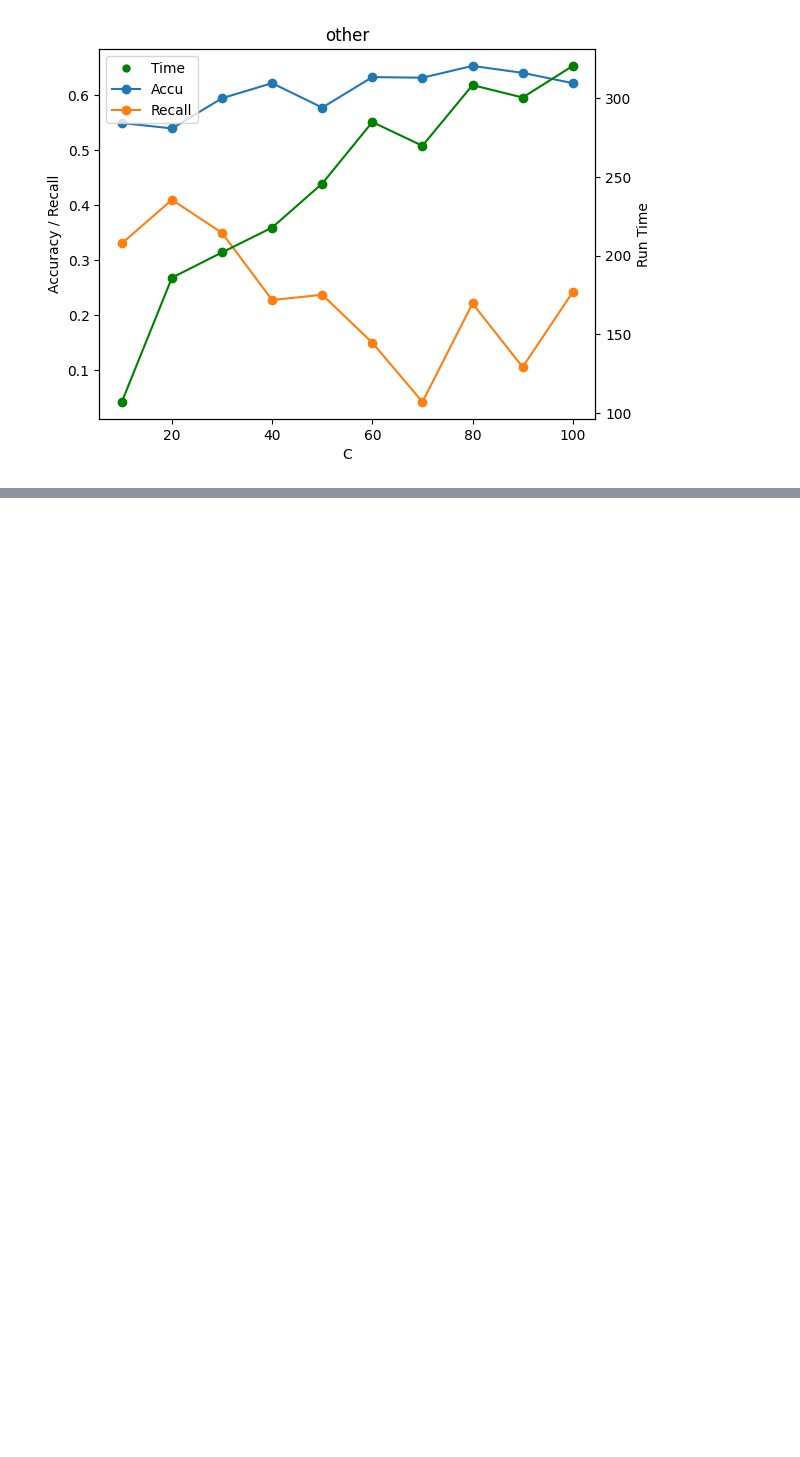
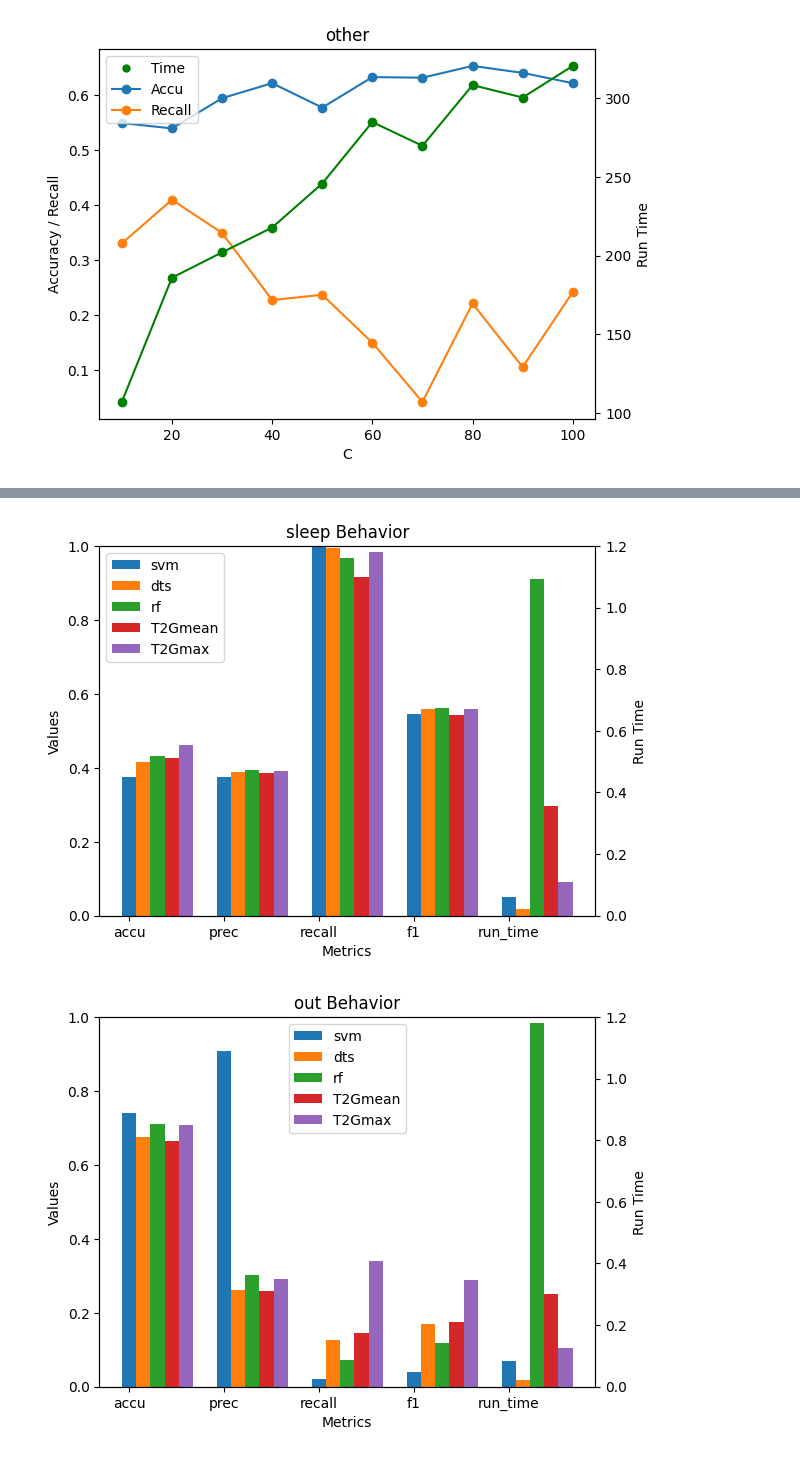
Before and after one commit to roleecorn/Time2Graph, a Jupyter notebook: graph.ipynb, the cells around one changed output, grey strips where cells are left out. Saved outputs shown, nothing was run; the diff lists cells and outputs as text; code cells hidden in the pictures; blank space fills up the shorter version.

```diff
--- a/graph.ipynb
+++ b/graph.ipynb
@@ -72,0 +43,52 @@ for behav in df['behav'].unique():
+# %%
+import pandas as pd
+import matplotlib.pyplot as plt
+import numpy as np
+for pppp in ["sleep",'out','meal','other']:
+# 讀取資料
+    data = pd.read_csv('feature_base.csv')
+    data["run_time"] /= max(data["run_time"])
+    # 指定行為為sleep的資料
+    sleep_data = data[data["behav"] == pppp]
+
+    # 設定x軸和y軸資料
+    x_axis = ["accu", "prec", "recall", "f1", "run_time"]
+    y_data = sleep_data[x_axis].values
+
+    # 設定每個kernel的索引位置
+    bar_positions = np.arange(len(x_axis))
+
+    # 設定bar的寬度
+    bar_width = 0.15
+
+    # 創建圖表
+    fig, ax = plt.subplots()
+
+    # 繪製每個kernel的長條
+    for i, kernel in enumerate(sleep_data["kernel"]):
+        ax.bar(bar_positions + i * bar_width, y_data[i], width=bar_width, label=kernel)
+
+    # 設定x軸刻度
+    ax.set_xticks(bar_positions)
+    ax.set_xticklabels(x_axis)
+    ax.set_ylim(0, 1)
+    # 設定標題和軸標籤
+    ax.set_title(f"{pppp} Behavior")
+    ax.set_xlabel("Metrics")
+    ax.set_ylabel("Values")
+
+    # 添加圖例
+    ax.legend()
+
+    # 添加右邊的y軸
+    ax2 = ax.twinx()
+    ax2.set_ylabel("Run Time")
+
+    # 設定右邊y軸刻度
+    ax2.set_ylim(0, max(data["run_time"]) * 1.2)
+
+    # 顯示圖表
+    plt.show()
+# %% [output]
+[figure, added]
+[figure, added]
```
Also changed, not shown: parts of 2 cells of this notebook, 1 other file.
